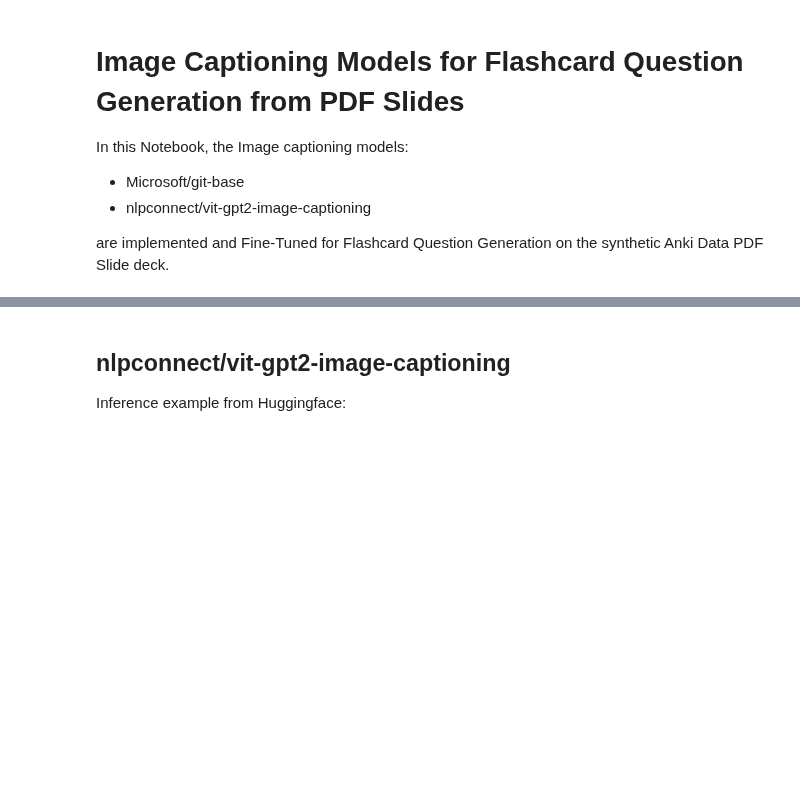
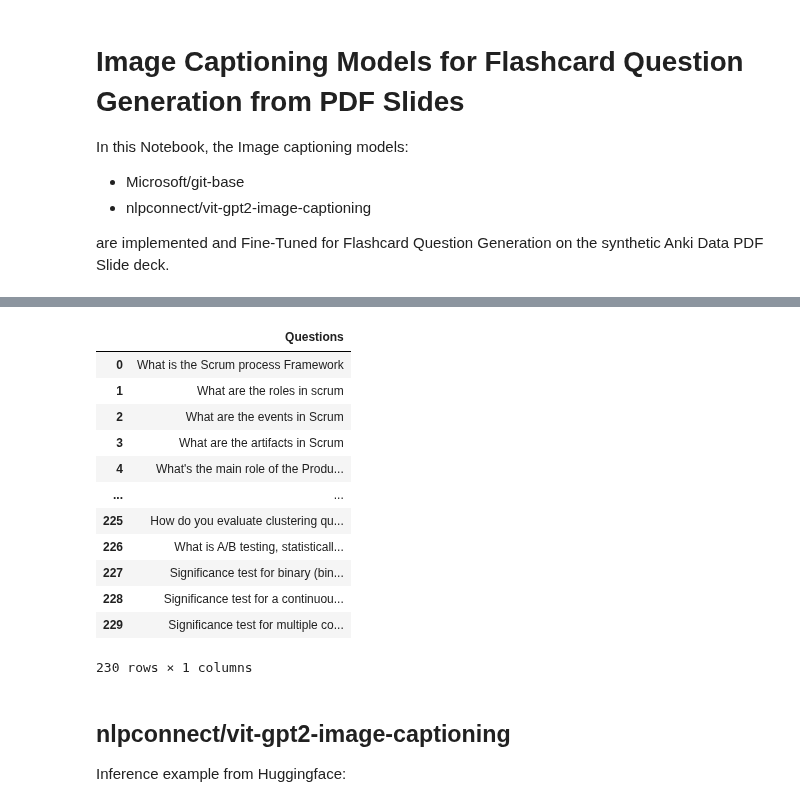
Before and after one commit to Ankinator/ankinator-flashcard-models, a Jupyter notebook: notebooks/models/image-to-text/Image_Captioning.ipynb, the cells around one changed output, grey strips where cells are left out. Saved outputs shown, nothing was run; the diff lists cells and outputs as text; code cells hidden in the pictures; blank space fills up the shorter version.

Commit message:
Add Image and label creation

```diff
--- a/notebooks/models/image-to-text/Image_Captioning.ipynb
+++ b/notebooks/models/image-to-text/Image_Captioning.ipynb
@@ -29,3 +48,29 @@ Successfully installed huggingface-hub regex safetensors tokenizers transformers
+# %%
+# Generate Labels
+import pandas as pd
+import swifter
+from bs4 import BeautifulSoup
+
+df = pd.read_csv("datasets/synthetic_slides/data.csv")
+df["Questions"] = df["nflds"].swifter.apply(lambda x: x.split("',")[0].strip("[").strip("'") if "'," in x else x.split('",')[0].strip("[").strip('"'))
+df["Questions"] = df["Questions"].swifter.apply(lambda x: BeautifulSoup(x, features="lxml").text)
+df.drop(columns=["nid", "nflds", "answer", "images"], inplace=True)
+df[:230].to_csv("datasets/synthetic_slides/labels.csv")
+df[:230]
+# %% [output]
+|  | Questions |
+| 0 | What is the Scrum process Framework |
+| 1 | What are the roles in scrum |
+| 2 | What are the events in Scrum |
+| 3 | What are the artifacts in Scrum |
+| 4 | What's the main role of the Produ... |
+| ... | ... |
+| 225 | How do you evaluate clustering qu... |
+| 226 | What is A/B testing, statisticall... |
+| 227 | Significance test for binary (bin... |
+| 228 | Significance test for a continuou... |
+| 229 | Significance test for multiple co... |
+230 rows × 1 columns
 # %% [markdown]
 ## nlpconnect/vit-gpt2-image-captioning
 
```
Also changed, not shown: parts of 5 cells of this notebook.
